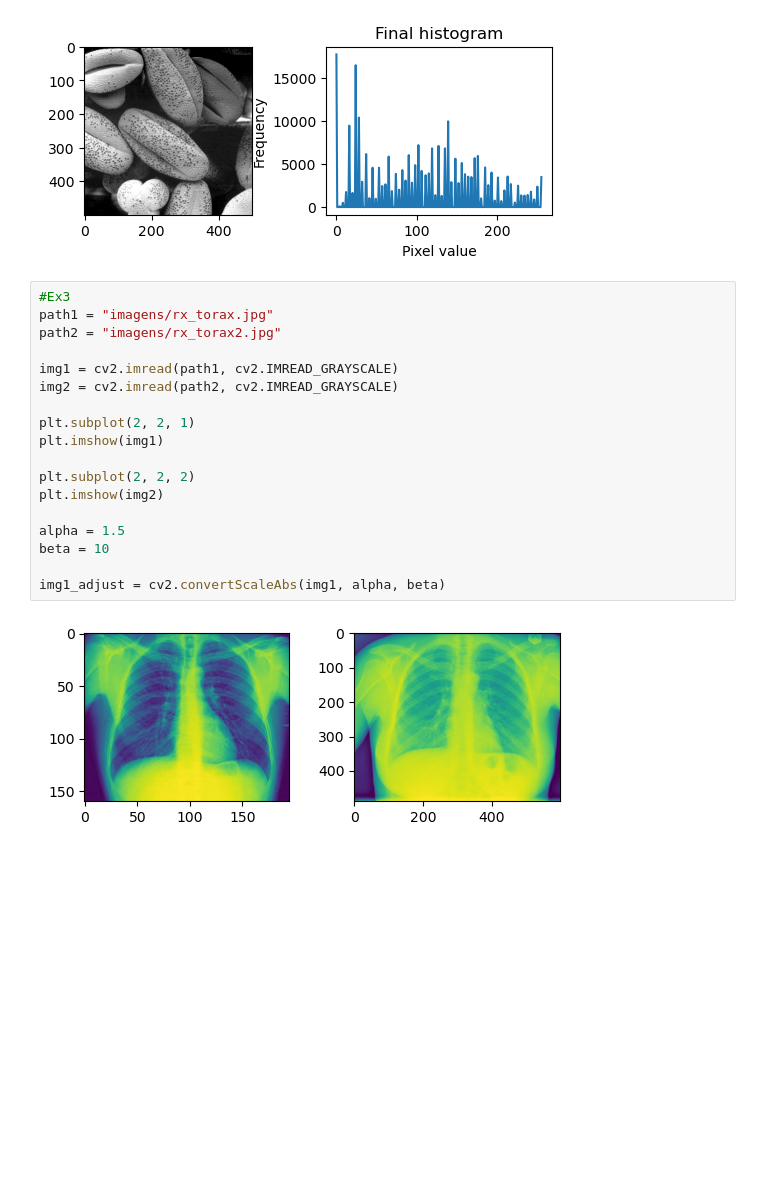
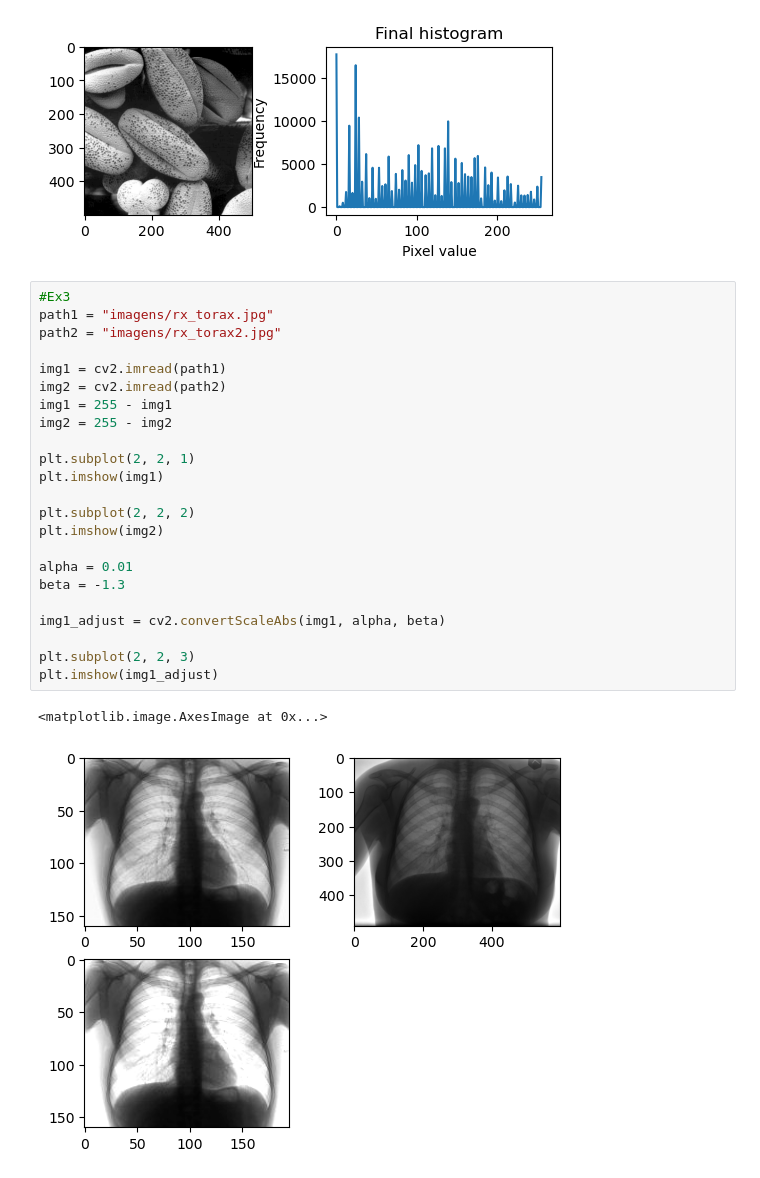
Before and after one commit to joaomatias100/Digital-Image-Processing, a Jupyter notebook: Class1/Exercise6.ipynb, the cells around one changed output. Saved outputs shown, nothing was run; the diff lists cells and outputs as text; blank space fills up the shorter version.

```diff
--- a/Class1/Exercise6.ipynb
+++ b/Class1/Exercise6.ipynb
@@ -66,20 +66,26 @@ plt.show()
 # %%
 #Ex3
 path1 = "imagens/rx_torax.jpg"
 path2 = "imagens/rx_torax2.jpg"
 
-img1 = cv2.imread(path1, cv2.IMREAD_GRAYSCALE)
-img2 = cv2.imread(path2, cv2.IMREAD_GRAYSCALE)
+img1 = cv2.imread(path1)
+img2 = cv2.imread(path2)
+img1 = 255 - img1
+img2 = 255 - img2
 
 plt.subplot(2, 2, 1)
 plt.imshow(img1)
 
 plt.subplot(2, 2, 2)
 plt.imshow(img2)
 
-alpha = 1.5
-beta = 10
+alpha = 0.01
+beta = -1.3
 
 img1_adjust = cv2.convertScaleAbs(img1, alpha, beta)
+
+plt.subplot(2, 2, 3)
+plt.imshow(img1_adjust)
 # %% [output]
+<matplotlib.image.AxesImage at 0x...>
-[figure, old version]
+[figure, new version]
```
Also changed, not shown: 1 other file.
